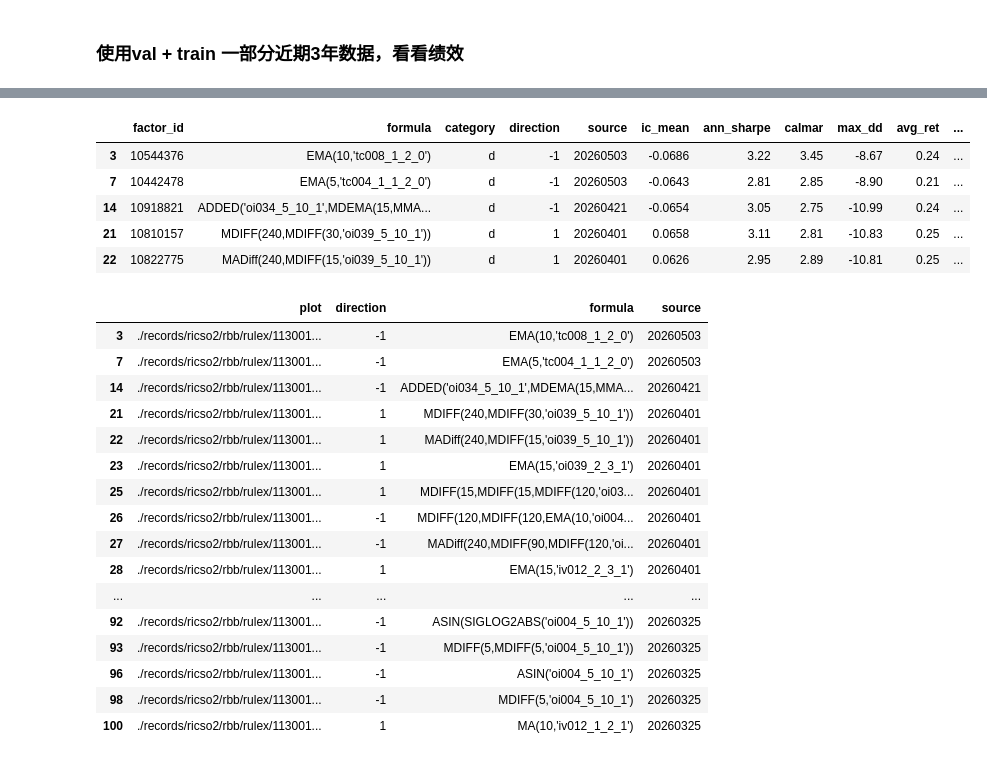
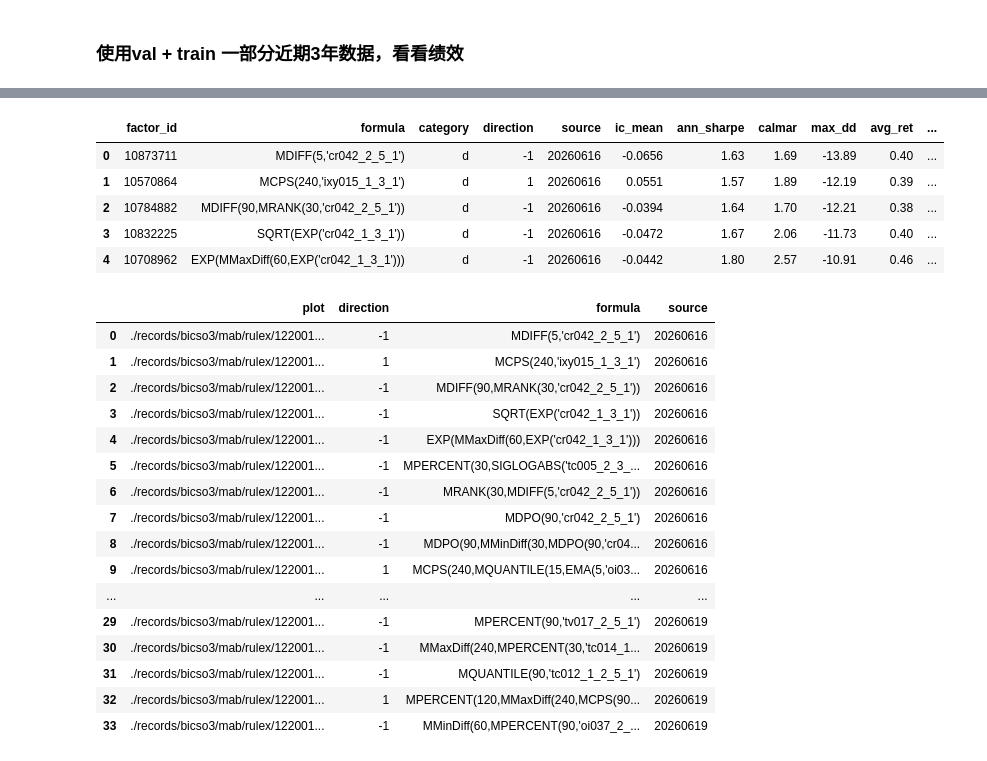
Before and after one commit to flaght/Chrono, a Jupyter notebook: genuis/mizar/21.3.人工再筛绩效因子.ipynb, the cells around one changed output, grey strips where cells are left out. Saved outputs shown, nothing was run; the diff lists cells and outputs as text; code cells hidden in the pictures.

```diff
--- a/genuis/mizar/21.3.人工再筛绩效因子.ipynb
+++ b/genuis/mizar/21.3.人工再筛绩效因子.ipynb
@@ -10,13 +10,13 @@ from dotenv import load_dotenv
 load_dotenv()
 from lib.flp001 import *
 # %%
-method = 'ricso2'
-task_id = '113001'
-instruments = 'rbb'
-period = 5
+method = 'bicso3'
+task_id = '122001'
+instruments = 'mab'
+period = 15
 # %%
-draft_data = load_data2(method=method, task_id=task_id, instruments=instruments,
-          period=period, filename='chosen_pro.csv')
+draft_data = load_data3(method=method, task_id=task_id, instruments=instruments,
+          period=period, filename='draft1.csv')
 draft_data.sort_values(by=['ann_sharpe'],ascending=False)[['formula','ic_mean','ann_sharpe','calmar','pl_ratio']]
 # %% [output]
 |  | formula | ic_mean | ann_sharpe | calmar | pl_ratio |
@@ -36,33 +40,33 @@ draft_data.sort_values(by=['ann_sharpe'],ascending=False)[['formula','ic_mean','
 draft_data['plot'] = draft_data['plot'].apply(make_clickable)
 # %%
 # draft_data.to_csv("rbb1.csv",encoding="UTF-8")
-draft_data = draft_data[(draft_data['pl_ratio']>= 1.1) & (draft_data['ann_sharpe'] >= 2.5) & (draft_data['calmar'] >= 2.5)]
+draft_data1 = draft_data[(draft_data['pl_ratio']>= 1.05) & (draft_data['ann_sharpe'] >= 1.5) & (draft_data['calmar'] >= 1.5)]
 # draft_data.to_csv("pro_rbb.csv",encoding="UTF-8")
-draft_data.head()
+draft_data1.head()
 # %% [output]
 |  | factor_id | formula | category | direction | source | ic_mean | ann_sharpe | calmar | max_dd | avg_ret | ... |
-| 3 | 10544376 | EMA(10,'tc008_1_2_0') | d | -1 | 20260503 | -0.0686 | 3.22 | 3.45 | -8.67 | 0.24 | ... |
-| 7 | 10442478 | EMA(5,'tc004_1_1_2_0') | d | -1 | 20260503 | -0.0643 | 2.81 | 2.85 | -8.90 | 0.21 | ... |
-| 14 | 10918821 | ADDED('oi034_5_10_1',MDEMA(15,MMA... | d | -1 | 20260421 | -0.0654 | 3.05 | 2.75 | -10.99 | 0.24 | ... |
-| 21 | 10810157 | MDIFF(240,MDIFF(30,'oi039_5_10_1')) | d | 1 | 20260401 | 0.0658 | 3.11 | 2.81 | -10.83 | 0.25 | ... |
-| 22 | 10822775 | MADiff(240,MDIFF(15,'oi039_5_10_1')) | d | 1 | 20260401 | 0.0626 | 2.95 | 2.89 | -10.81 | 0.25 | ... |
+| 0 | 10873711 | MDIFF(5,'cr042_2_5_1') | d | -1 | 20260616 | -0.0656 | 1.63 | 1.69 | -13.89 | 0.40 | ... |
+| 1 | 10570864 | MCPS(240,'ixy015_1_3_1') | d | 1 | 20260616 | 0.0551 | 1.57 | 1.89 | -12.19 | 0.39 | ... |
+| 2 | 10784882 | MDIFF(90,MRANK(30,'cr042_2_5_1')) | d | -1 | 20260616 | -0.0394 | 1.64 | 1.70 | -12.21 | 0.38 | ... |
+| 3 | 10832225 | SQRT(EXP('cr042_1_3_1')) | d | -1 | 20260616 | -0.0472 | 1.67 | 2.06 | -11.73 | 0.40 | ... |
+| 4 | 10708962 | EXP(MMaxDiff(60,EXP('cr042_1_3_1'))) | d | -1 | 20260616 | -0.0442 | 1.80 | 2.57 | -10.91 | 0.46 | ... |
 # %%
 to_html(draft_data[['plot','direction','formula','source']])
 # %% [output]
 |  | plot | direction | formula | source |
-| 3 | ./records/ricso2/rbb/rulex/113001... | -1 | EMA(10,'tc008_1_2_0') | 20260503 |
-| 7 | ./records/ricso2/rbb/rulex/113001... | -1 | EMA(5,'tc004_1_1_2_0') | 20260503 |
-| 14 | ./records/ricso2/rbb/rulex/113001... | -1 | ADDED('oi034_5_10_1',MDEMA(15,MMA... | 20260421 |
-| 21 | ./records/ricso2/rbb/rulex/113001... | 1 | MDIFF(240,MDIFF(30,'oi039_5_10_1')) | 20260401 |
-| 22 | ./records/ricso2/rbb/rulex/113001... | 1 | MADiff(240,MDIFF(15,'oi039_5_10_1')) | 20260401 |
-| 23 | ./records/ricso2/rbb/rulex/113001... | 1 | EMA(15,'oi039_2_3_1') | 20260401 |
-| 25 | ./records/ricso2/rbb/rulex/113001... | 1 | MDIFF(15,MDIFF(15,MDIFF(120,'oi03... | 20260401 |
-| 26 | ./records/ricso2/rbb/rulex/113001... | -1 | MDIFF(120,MDIFF(120,EMA(10,'oi004... | 20260401 |
-| 27 | ./records/ricso2/rbb/rulex/113001... | -1 | MADiff(240,MDIFF(90,MDIFF(120,'oi... | 20260401 |
-| 28 | ./records/ricso2/rbb/rulex/113001... | 1 | EMA(15,'iv012_2_3_1') | 20260401 |
+| 0 | ./records/bicso3/mab/rulex/122001... | -1 | MDIFF(5,'cr042_2_5_1') | 20260616 |
+| 1 | ./records/bicso3/mab/rulex/122001... | 1 | MCPS(240,'ixy015_1_3_1') | 20260616 |
+| 2 | ./records/bicso3/mab/rulex/122001... | -1 | MDIFF(90,MRANK(30,'cr042_2_5_1')) | 20260616 |
+| 3 | ./records/bicso3/mab/rulex/122001... | -1 | SQRT(EXP('cr042_1_3_1')) | 20260616 |
+| 4 | ./records/bicso3/mab/rulex/122001... | -1 | EXP(MMaxDiff(60,EXP('cr042_1_3_1'))) | 20260616 |
+| 5 | ./records/bicso3/mab/rulex/122001... | -1 | MPERCENT(30,SIGLOGABS('tc005_2_3_... | 20260616 |
+| 6 | ./records/bicso3/mab/rulex/122001... | -1 | MRANK(30,MDIFF(5,'cr042_2_5_1')) | 20260616 |
+| 7 | ./records/bicso3/mab/rulex/122001... | -1 | MDPO(90,'cr042_2_5_1') | 20260616 |
+| 8 | ./records/bicso3/mab/rulex/122001... | -1 | MDPO(90,MMinDiff(30,MDPO(90,'cr04... | 20260616 |
+| 9 | ./records/bicso3/mab/rulex/122001... | 1 | MCPS(240,MQUANTILE(15,EMA(5,'oi03... | 20260616 |
 | ... | ... | ... | ... | ... |
-| 92 | ./records/ricso2/rbb/rulex/113001... | -1 | ASIN(SIGLOG2ABS('oi004_5_10_1')) | 20260325 |
-| 93 | ./records/ricso2/rbb/rulex/113001... | -1 | MDIFF(5,MDIFF(5,'oi004_5_10_1')) | 20260325 |
-| 96 | ./records/ricso2/rbb/rulex/113001... | -1 | ASIN('oi004_5_10_1') | 20260325 |
-| 98 | ./records/ricso2/rbb/rulex/113001... | -1 | MDIFF(5,'oi004_5_10_1') | 20260325 |
-| 100 | ./records/ricso2/rbb/rulex/113001... | 1 | MA(10,'iv012_1_2_1') | 20260325 |
+| 29 | ./records/bicso3/mab/rulex/122001... | -1 | MPERCENT(90,'tv017_2_5_1') | 20260619 |
+| 30 | ./records/bicso3/mab/rulex/122001... | -1 | MMaxDiff(240,MPERCENT(30,'tc014_1... | 20260619 |
+| 31 | ./records/bicso3/mab/rulex/122001... | -1 | MQUANTILE(90,'tc012_1_2_5_1') | 20260619 |
+| 32 | ./records/bicso3/mab/rulex/122001... | 1 | MPERCENT(120,MMaxDiff(240,MCPS(90... | 20260619 |
+| 33 | ./records/bicso3/mab/rulex/122001... | -1 | MMinDiff(60,MPERCENT(90,'oi037_2_... | 20260619 |
```
Also changed, not shown: parts of 1 cell of this notebook, 7 other files.
